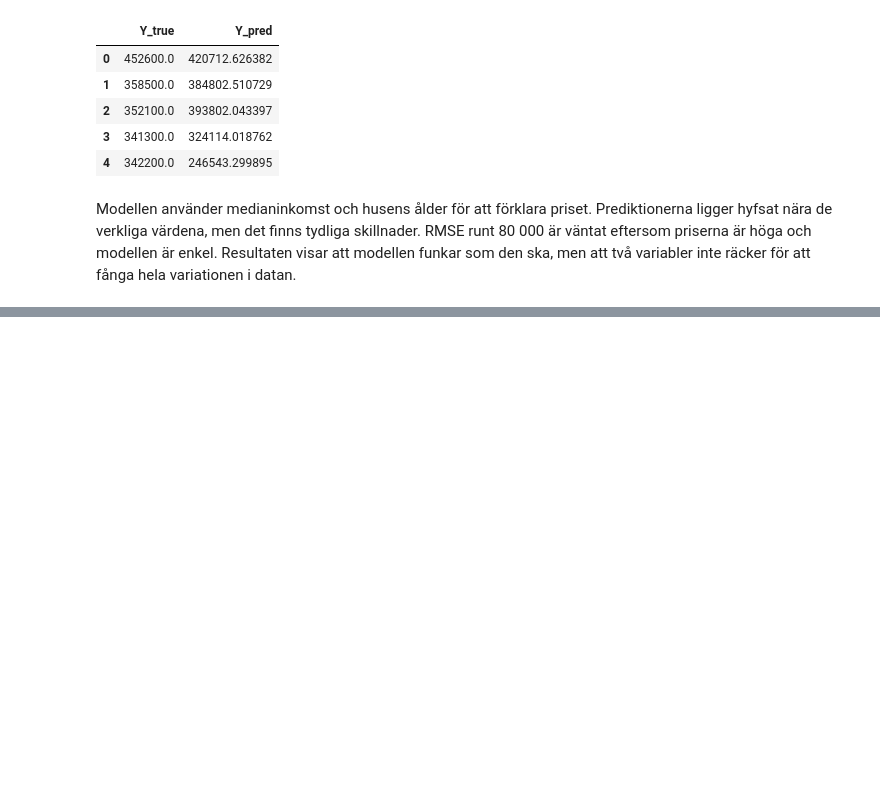
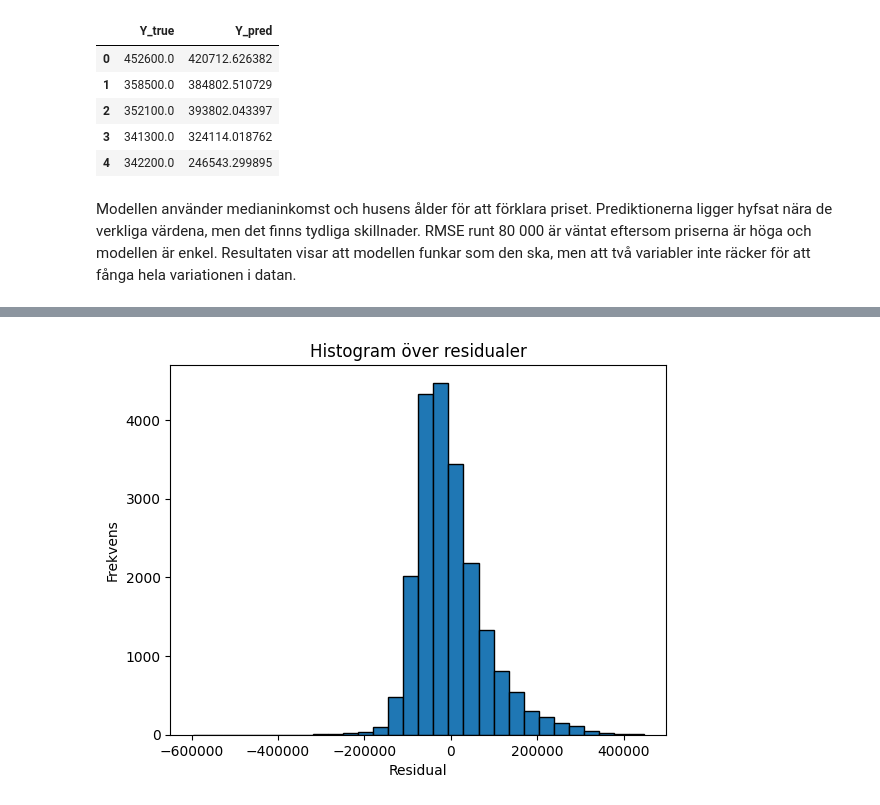
Before and after one commit to EmiJov/Statistiska-metoder-Emilia-Jovanovic, a Jupyter notebook: Labb/Labb.ipynb, the cells around one changed output, grey strips where cells are left out. Saved outputs shown, nothing was run; the diff lists cells and outputs as text; code cells hidden in the pictures; blank space fills up the shorter version.

```diff
--- a/Labb/Labb.ipynb
+++ b/Labb/Labb.ipynb
@@ -90,0 +136,8 @@ Modellen använder medianinkomst och husens ålder för att förklara priset. Pr
+# %%
+plt.hist(residuals, bins=30, edgecolor="black")
+plt.xlabel("Residual")
+plt.ylabel("Frekvens")
+plt.title("Histogram över residualer")
+plt.show()
+# %% [output]
+[figure, added]
```
Also changed, not shown: parts of 5 cells of this notebook.
